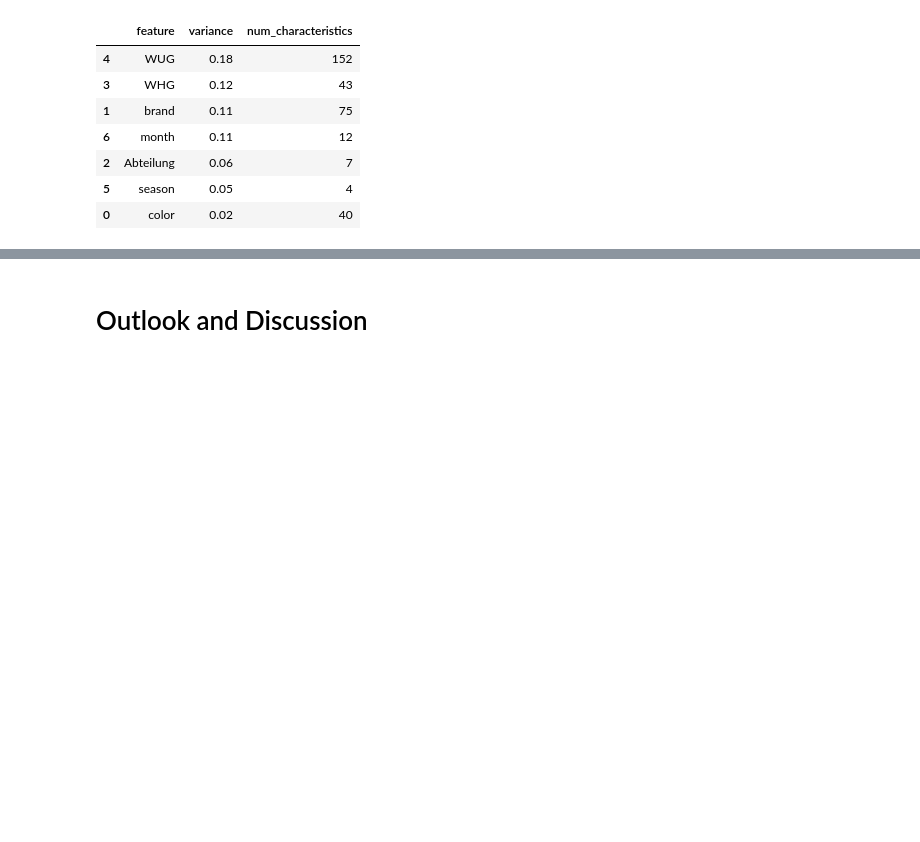
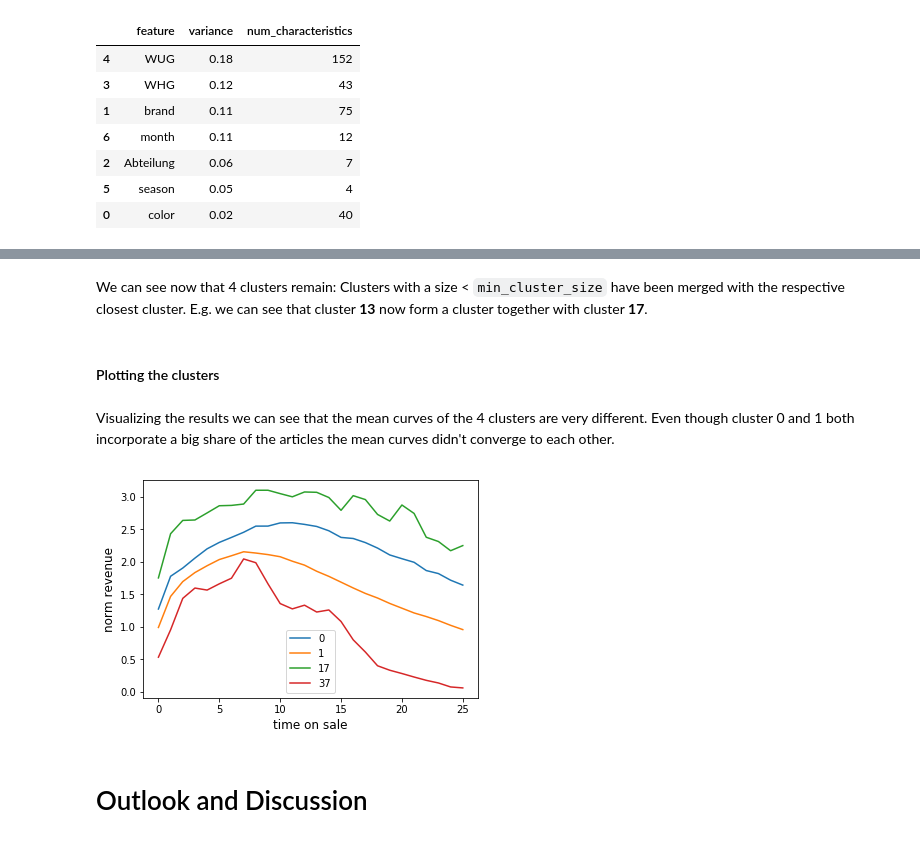
Before and after one commit to indyfree/tailor, a Jupyter notebook: notebooks/10-presentation-notebook.ipynb, the cells around one changed output, grey strips where cells are left out. Saved outputs shown, nothing was run; the diff lists cells and outputs as text; code cells hidden in the pictures; blank space fills up the shorter version.

Commit message:
Add first clustering result

```diff
--- a/notebooks/10-presentation-notebook.ipynb
+++ b/notebooks/10-presentation-notebook.ipynb
@@ -375,7 +375,8 @@ Assuming we are a fashion retailer and want to introduce a new special edition s
 # %%
 # Use standardized revenue as measure for clustering
 target_value = 'norm_revenue'
+min_cluster_size = 50
 # We want to observe all features available
 features = ['color', 'brand', 'Abteilung', 'WHG', 'WUG', 'season', 'month']
 # Use absolute distance between the curves as similarity measure
-distance_measure = clustering.distance.absolute
+distance_measure = distance.absolute
@@ -382,5 +385,6 @@ distance_measure = clustering.distance.absolute
 # %%
-ranking.rank_features(df, distance_measure, features, target_value)
+feats = ranking.rank_features(df, distance_measure, features, target_value)
+feats
 # %% [output]
 |  | feature | variance | num_characteristics |
 | 4 | WUG | 0.18 | 152 |
@@ -392,0 +401,4 @@ ranking.rank_features(df, distance_measure, features, target_value)
+# %%
+feat =  feats.iloc[1].feature
+c = build_clusters(df, feat, distance_measure, target_value)
+cluster_characteristics(c, feat)
@@ -392,0 +417,3 @@ ranking.rank_features(df, distance_measure, features, target_value)
+# %%
+c = merge_min_clusters(c, feat, min_cluster_size, distance.absolute, target_value)
+cluster_characteristics(c, feat)
@@ -393,2 +427,12 @@ ranking.rank_features(df, distance_measure, features, target_value)
+# %% [markdown]
+We can see now that 4 clusters remain: Clusters with a size < `min_cluster_size` have been merged with the respective closest cluster. E.g. we can see that cluster **13** now form a cluster together with cluster **17**.
+# %% [markdown]
+#### Plotting the clusters
+# %% [markdown]
+Visualizing the results we can see that the mean curves of the 4 clusters are very different. Even though cluster 0 and 1 both incorporate a big share of the articles the mean curves didn't converge to each other.
+# %%
+plot_feature_characteristics(c, 'cluster', target_value);
+# %% [output]
+[figure, added]
 # %% [markdown]
 # Outlook and Discussion
```
Also changed, not shown: parts of 11 cells of this notebook, 1 other file.
